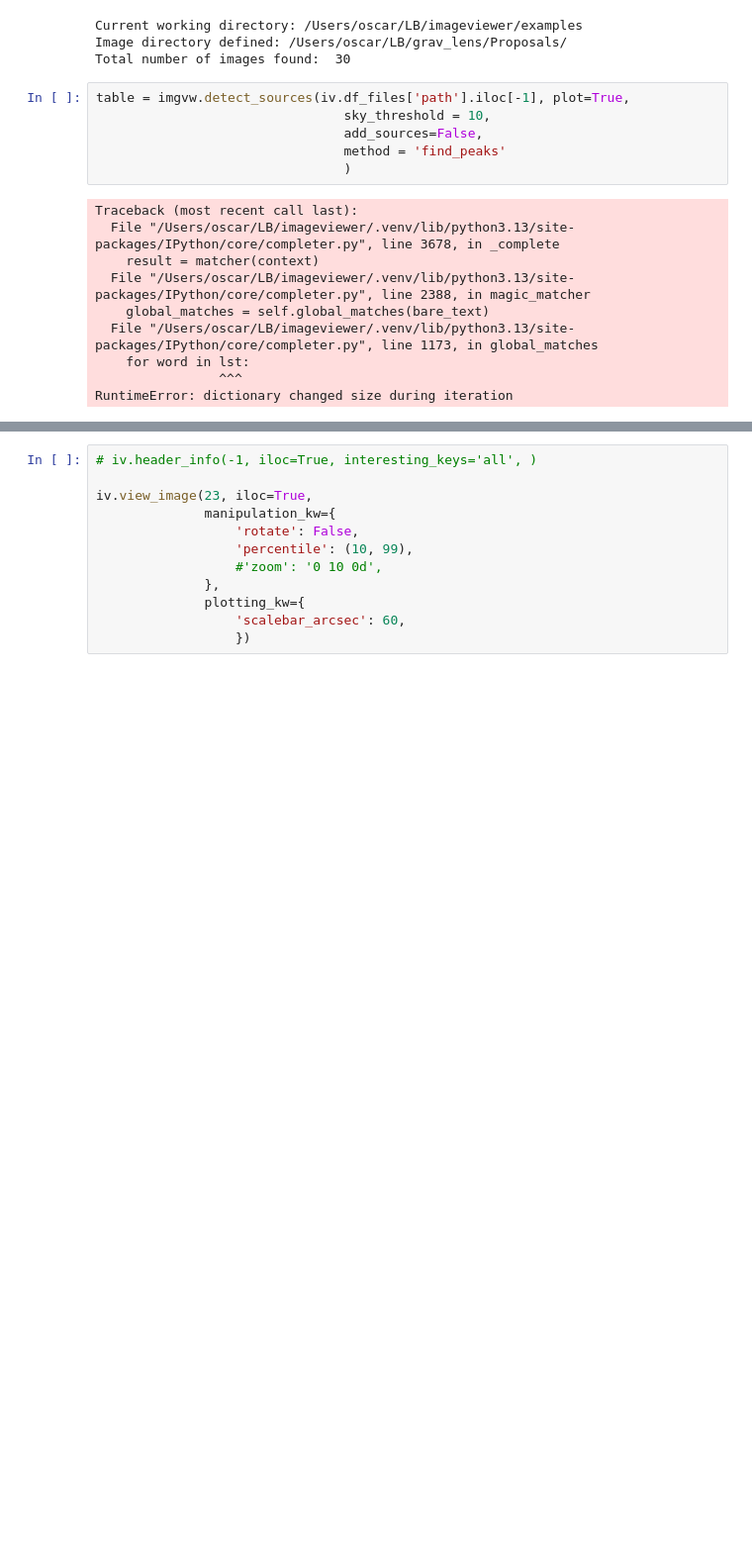
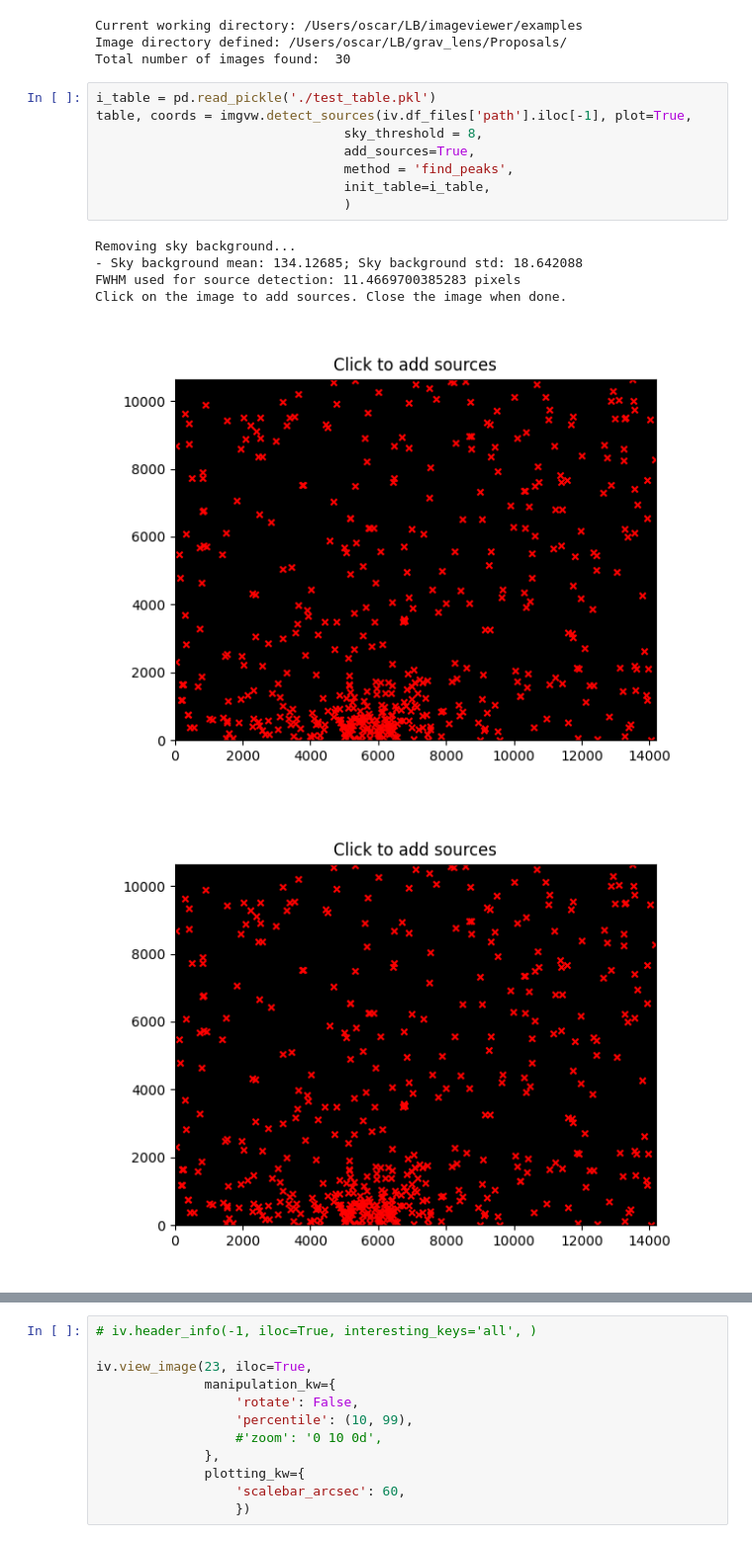
Before and after one commit to oscar-s-p/imageviewer, a Jupyter notebook: examples/photometry.ipynb, the cells around one changed output, grey strips where cells are left out. Shown at 99% size. Drawn from its saved outputs; the diff is of its cells as text; blank space fills up the shorter version.

Commit message:
Interactive source detection still not working

```diff
--- a/examples/photometry.ipynb
+++ b/examples/photometry.ipynb
@@ -36,18 +36,17 @@ Current working directory: /Users/oscar/LB/imageviewer/examples
 Image directory defined: /Users/oscar/LB/grav_lens/Proposals/
 Total number of images found:  30
 # %%
-table = imgvw.detect_sources(iv.df_files['path'].iloc[-1], plot=True,
-                                sky_threshold = 10,
-                                add_sources=False,
-                                method = 'find_peaks'
+i_table = pd.read_pickle('./test_table.pkl')
+table, coords = imgvw.detect_sources(iv.df_files['path'].iloc[-1], plot=True,
+                                sky_threshold = 8,
+                                add_sources=True,
+                                method = 'find_peaks',
+                                init_table=i_table,
                                 )
 # %% [output]
-Traceback (most recent call last):
-  File "/Users/oscar/LB/imageviewer/.venv/lib/python3.13/site-packages/IPython/core/completer.py", line 3678, in _complete
-    result = matcher(context)
-  File "/Users/oscar/LB/imageviewer/.venv/lib/python3.13/site-packages/IPython/core/completer.py", line 2388, in magic_matcher
-    global_matches = self.global_matches(bare_text)
-  File "/Users/oscar/LB/imageviewer/.venv/lib/python3.13/site-packages/IPython/core/completer.py", line 1173, in global_matches
-    for word in lst:
-                ^^^
-RuntimeError: dictionary changed size during iteration
+Removing sky background...
+- Sky background mean: 134.12685; Sky background std: 18.642088
+FWHM used for source detection: 11.4669700385283 pixels
+Click on the image to add sources. Close the image when done.
+[figure, new version]
+[figure, added]
```
Also changed, not shown: parts of 5 cells of this notebook, 3 other files.
